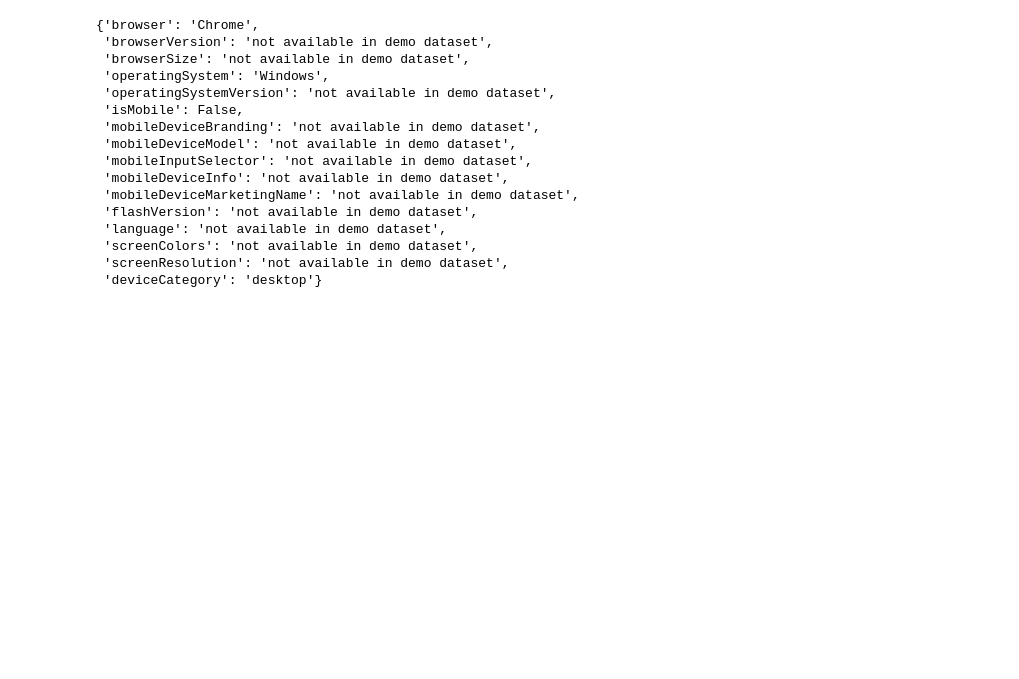
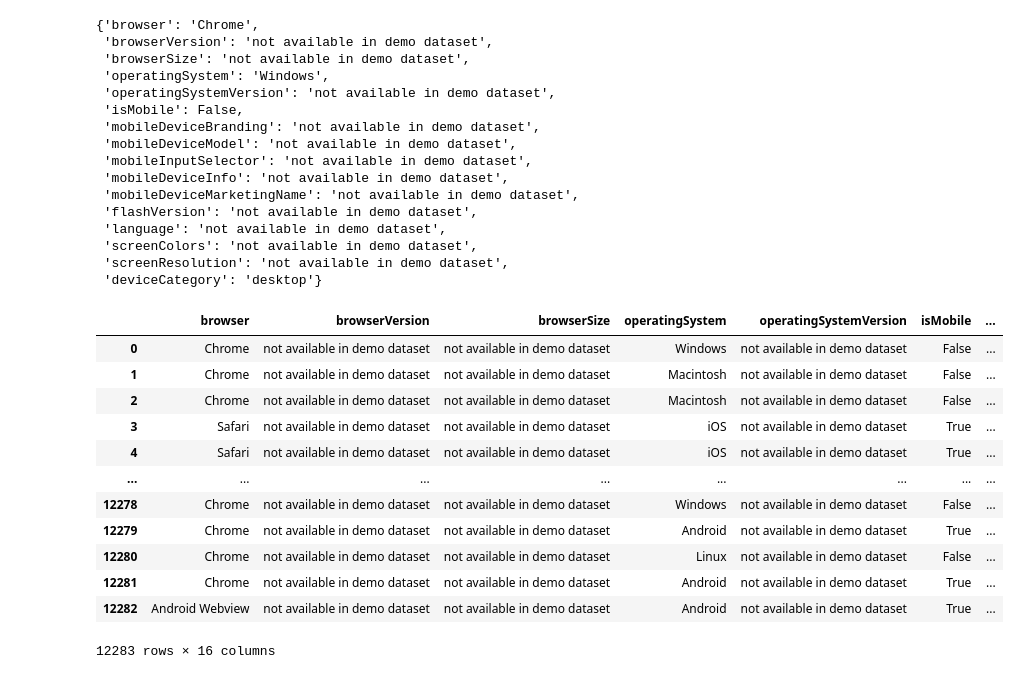
Before and after one commit to XPROGRAMING/ml-markekint-digital, a Jupyter notebook: Marketing.ipynb, the cells around one changed output. Drawn from its saved outputs; the diff is of its cells as text; code cells hidden in the pictures; blank space fills up the shorter version.

```diff
--- a/Marketing.ipynb
+++ b/Marketing.ipynb
@@ -100,3 +100,19 @@ json.loads(df['device'].iloc[0])
  'screenColors': 'not available in demo dataset',
  'screenResolution': 'not available in demo dataset',
  'deviceCategory': 'desktop'}
+# %%
+pd.DataFrame([json.loads(linha) for linha in df.device])
+# %% [output]
+|  | browser | browserVersion | browserSize | operatingSystem | operatingSystemVersion | isMobile | ... |
+| 0 | Chrome | not available in demo dataset | not available in demo dataset | Windows | not available in demo dataset | False | ... |
+| 1 | Chrome | not available in demo dataset | not available in demo dataset | Macintosh | not available in demo dataset | False | ... |
+| 2 | Chrome | not available in demo dataset | not available in demo dataset | Macintosh | not available in demo dataset | False | ... |
+| 3 | Safari | not available in demo dataset | not available in demo dataset | iOS | not available in demo dataset | True | ... |
+| 4 | Safari | not available in demo dataset | not available in demo dataset | iOS | not available in demo dataset | True | ... |
+| ... | ... | ... | ... | ... | ... | ... | ... |
+| 12278 | Chrome | not available in demo dataset | not available in demo dataset | Windows | not available in demo dataset | False | ... |
+| 12279 | Chrome | not available in demo dataset | not available in demo dataset | Android | not available in demo dataset | True | ... |
+| 12280 | Chrome | not available in demo dataset | not available in demo dataset | Linux | not available in demo dataset | False | ... |
+| 12281 | Chrome | not available in demo dataset | not available in demo dataset | Android | not available in demo dataset | True | ... |
+| 12282 | Android Webview | not available in demo dataset | not available in demo dataset | Android | not available in demo dataset | True | ... |
+12283 rows × 16 columns
```
Also changed, not shown: parts of 26 cells of this notebook.
